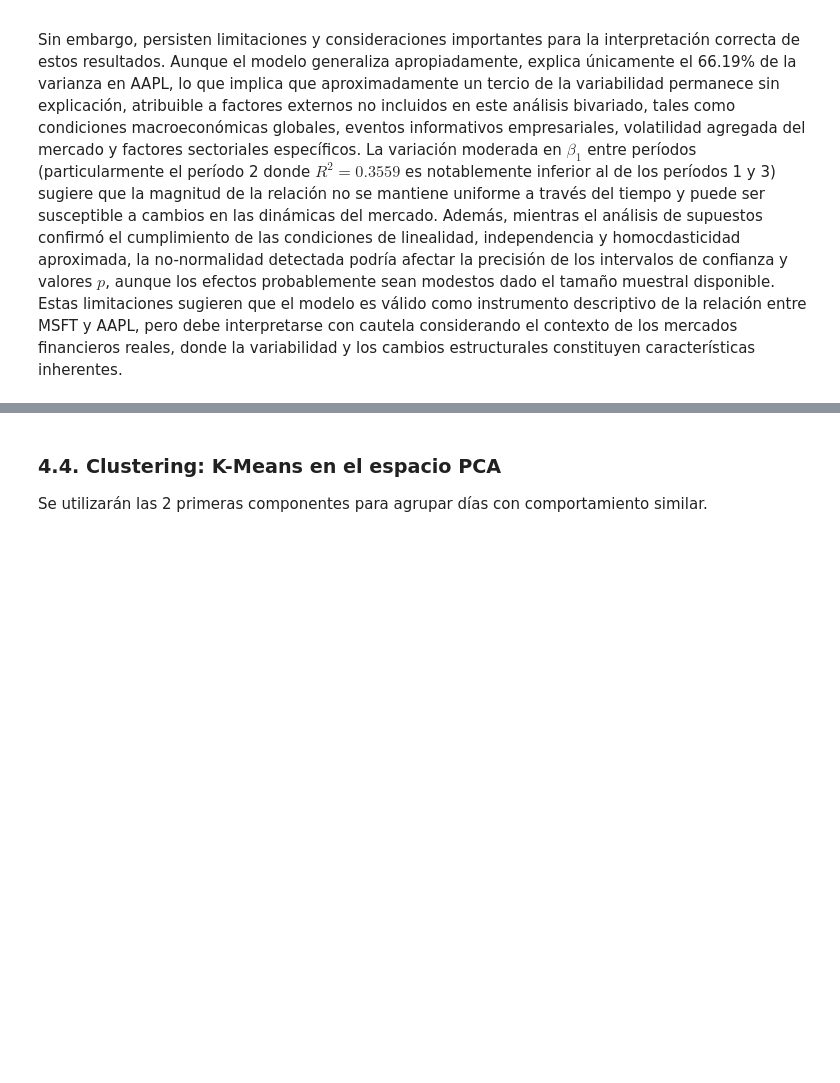
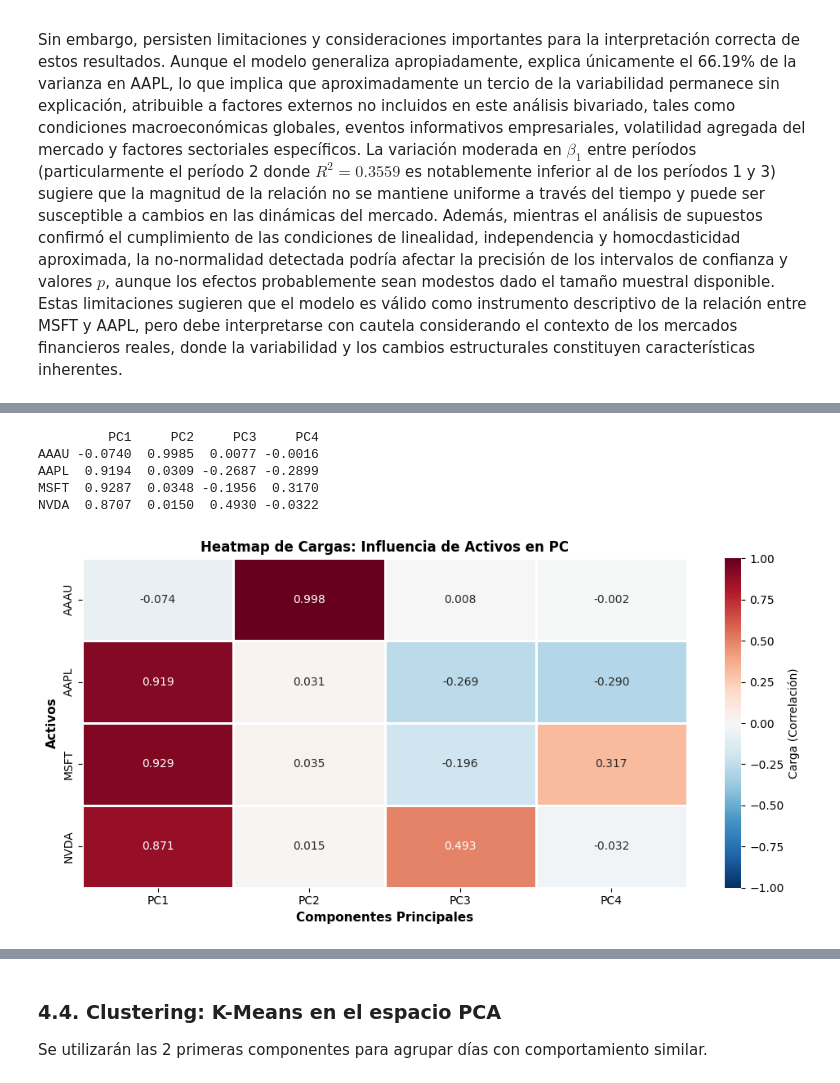
Before and after one commit to JuanCMath/Quantitative-Analysis-of-Financial-Markets, a Jupyter notebook: notebook/Notebook.ipynb, the cells around one changed output, grey strips where cells are left out. Drawn from its saved outputs; the diff is of its cells as text; code cells hidden in the pictures; blank space fills up the shorter version.

```diff
--- a/notebook/Notebook.ipynb
+++ b/notebook/Notebook.ipynb
@@ -1376,0 +1567,29 @@ La proyección PCA de las observaciones diarias muestra que la primera component
+# %%
+# Calcular cargas (loadings)
+loadings = pca.components_.T * np.sqrt(pca.explained_variance_)
+loadings_df = pd.DataFrame(
+    loadings,
+    columns=[f'PC{i+1}' for i in range(loadings.shape[1])],
+    index=assets_list
+)
+
+print(loadings_df.round(4))
+
+# Visualizar cargas con heatmap
+fig, ax = plt.subplots(figsize=(10, 5))
+import seaborn as sns
+sns.heatmap(loadings_df,
+            annot=True, fmt='.3f', cmap='RdBu_r', center=0,
+            cbar_kws={'label': 'Carga (Correlación)'}, ax=ax, vmin=-1, vmax=1, linewidths=1)
+ax.set_title('Heatmap de Cargas: Influencia de Activos en PC', fontsize=12, fontweight='bold')
+ax.set_xlabel('Componentes Principales', fontsize=11, fontweight='bold')
+ax.set_ylabel('Activos', fontsize=11, fontweight='bold')
+plt.tight_layout()
+plt.show()
+# %% [output]
+         PC1     PC2     PC3     PC4
+AAAU -0.0740  0.9985  0.0077 -0.0016
+AAPL  0.9194  0.0309 -0.2687 -0.2899
+MSFT  0.9287  0.0348 -0.1956  0.3170
+NVDA  0.8707  0.0150  0.4930 -0.0322
+[figure, added]
```
Also changed, not shown: parts of 14 cells of this notebook.
